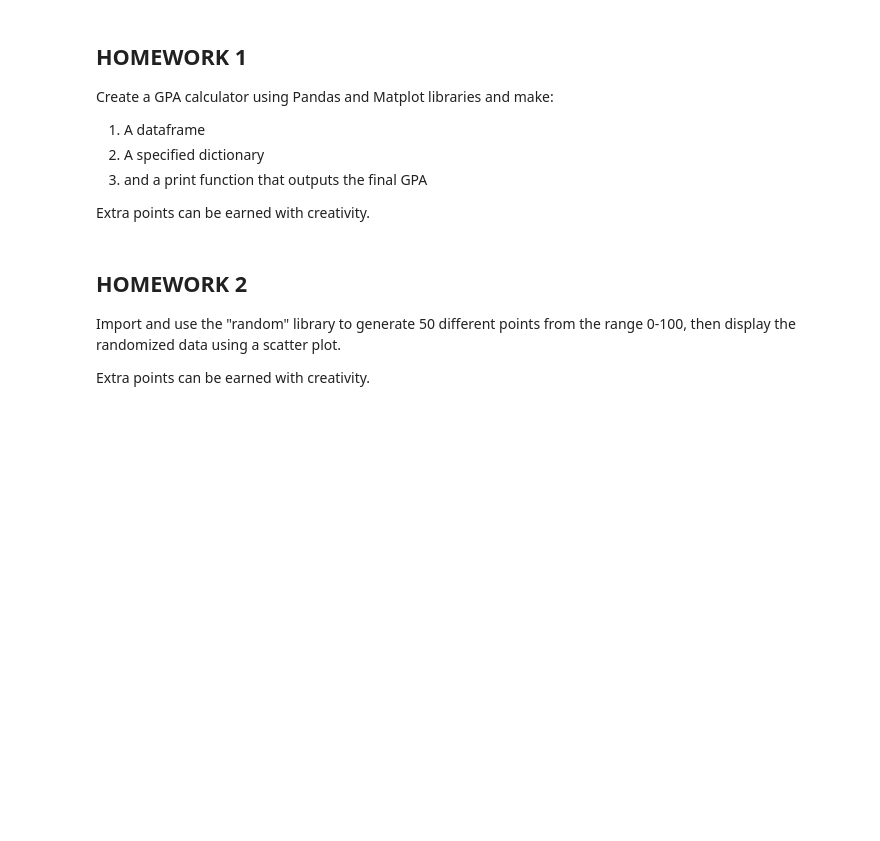
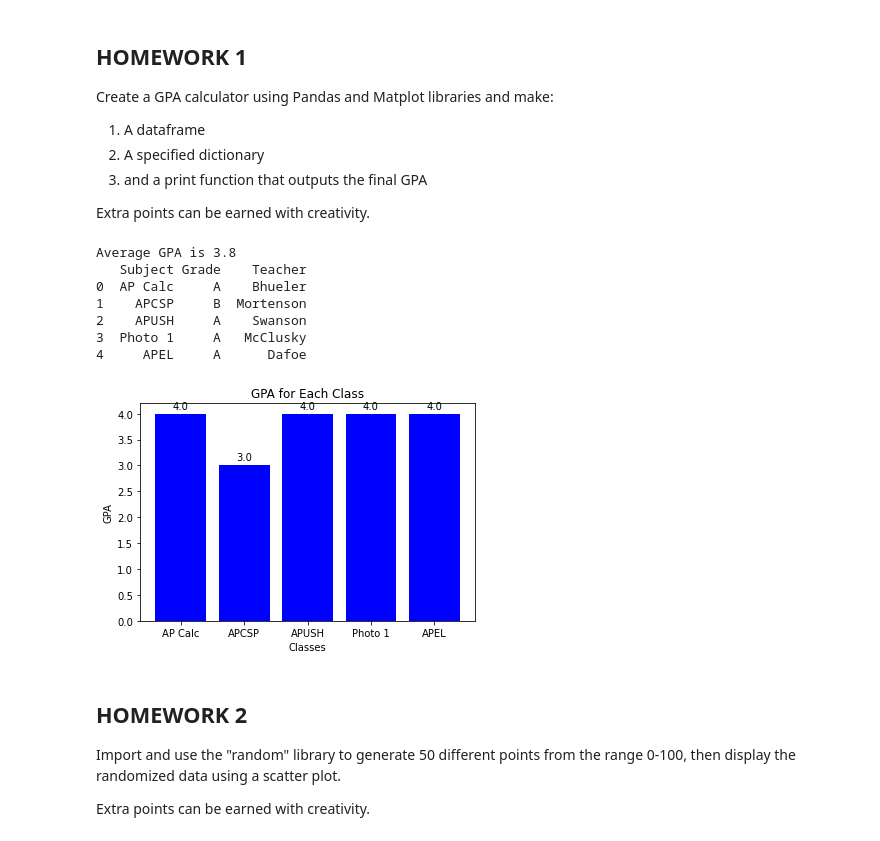
Before and after one commit to Saaras859/student-public, a Jupyter notebook: _notebooks/2023-10-26-Python-Libraries.ipynb, the cells around one changed output. Drawn from its saved outputs; the diff is of its cells as text; code cells hidden in the pictures; blank space fills up the shorter version.

```diff
--- a/_notebooks/2023-10-26-Python-Libraries.ipynb
+++ b/_notebooks/2023-10-26-Python-Libraries.ipynb
@@ -313,3 +285,67 @@ Extra points can be earned with creativity.
+# %%
+import pandas as pd
+import matplotlib.pyplot as plt
+
+# Define a dictionary with grade values
+grade_dict = {'A': 4.0, 'B': 3.0, 'C': 2.0, 'D': 1.0, 'F': 0.0}
+
+data = {'Subject': ['AP Calc', 'APCSP', 'APUSH', 'Photo 1', 'APEL'],
+        'Grade': ['A', 'B', 'A', 'A', 'A'],
+        'Teacher': ['Bhueler', 'Mortenson', 'Swanson', 'McClusky', 'Dafoe']}
+
+# Function to calculate GPA
+def calculate_gpa(data):
+    FinalGPA = 0
+    for index, row in data.iterrows():
+        class_name = row['Subject']
+        letter_grade = str(row['Grade'])
+        GPA = grade_dict.get(letter_grade, 0)  # Use get() to handle missing grades
+        FinalGPA += GPA
+    avgGPA = FinalGPA / len(data)
+    print(f"Average GPA is {avgGPA}")
+    return avgGPA
+
+df = pd.DataFrame(data)
+
+# Calculate GPA
+gpa = calculate_gpa(df)
+
+# Display the DataFrame
+print(df)
+
+# Plotting the GPA for each class
+fig, ax = plt.subplots()
+bar_width = 0.4
+
+class_names = df['Subject']
+gpa_values = [grade_dict.get(grade, 0) for grade in df['Grade']]
+
+bars = ax.bar(class_names, gpa_values, color='blue')
+
+# Add labels and title
+ax.set_ylabel('GPA')
+ax.set_xlabel('Classes')
+ax.set_title('GPA for Each Class')
+
+# Add data values on top of the bars
+for bar, gpa_value in zip(bars, gpa_values):
+    height = bar.get_height()
+    ax.annotate('{}'.format(gpa_value),
+                xy=(bar.get_x() + bar.get_width() / 2, height),
+                xytext=(0, 3),  # 3 points vertical offset
+                textcoords="offset points",
+                ha='center', va='bottom')
+
+plt.show()
+# %% [output]
+Average GPA is 3.8
+   Subject Grade    Teacher
+0  AP Calc     A    Bhueler
+1    APCSP     B  Mortenson
+2    APUSH     A    Swanson
+3  Photo 1     A   McClusky
+4     APEL     A      Dafoe
+[figure, added]
 # %% [markdown]
 ## HOMEWORK 2
 
```
Also changed, not shown: parts of 13 cells of this notebook, 1 other file.
